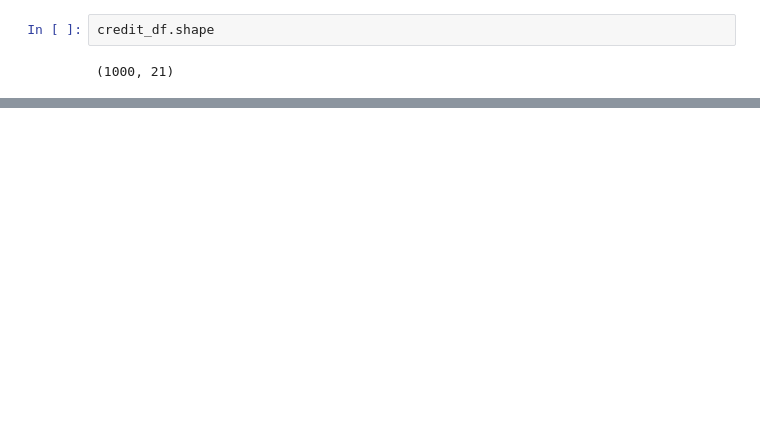
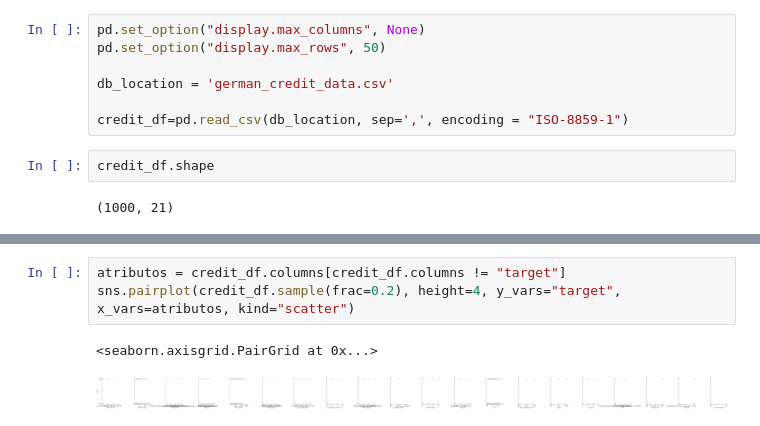
Before and after one commit to tomasSiSa18/TesisPregrado, a Jupyter notebook: ProcesamientoDataset/analisisdataset.ipynb, the cells around one changed output, grey strips where cells are left out. Drawn from its saved outputs; the diff is of its cells as text; blank space fills up the shorter version.

Commit message:
Analisis de datos y selección de columnas objetivo

```diff
--- a/ProcesamientoDataset/analisisdataset.ipynb
+++ b/ProcesamientoDataset/analisisdataset.ipynb
@@ -68,3 +21,10 @@ statlog_german_credit_data.variables
+# %%
+pd.set_option("display.max_columns", None)
+pd.set_option("display.max_rows", 50)
+
+db_location = 'german_credit_data.csv'
+
+credit_df=pd.read_csv(db_location, sep=',', encoding = "ISO-8859-1")
 # %%
 credit_df.shape
 # %% [output]
@@ -84,0 +100,6 @@ credit_df.head(5)
+# %%
+atributos = credit_df.columns[credit_df.columns != "target"]
+sns.pairplot(credit_df.sample(frac=0.2), height=4, y_vars="target", x_vars=atributos, kind="scatter")
+# %% [output]
+<seaborn.axisgrid.PairGrid at 0x...>
+[figure, added]
```
Also changed, not shown: parts of 28 cells of this notebook, 1 other file.
